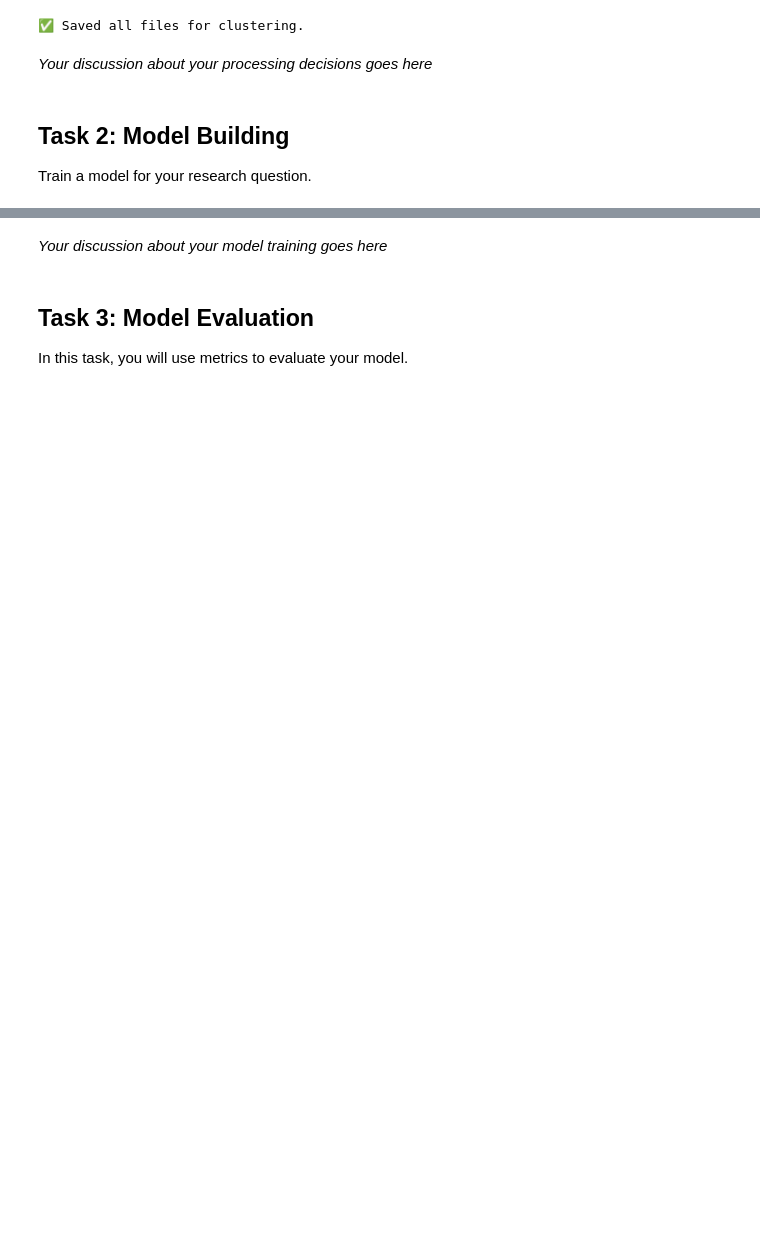
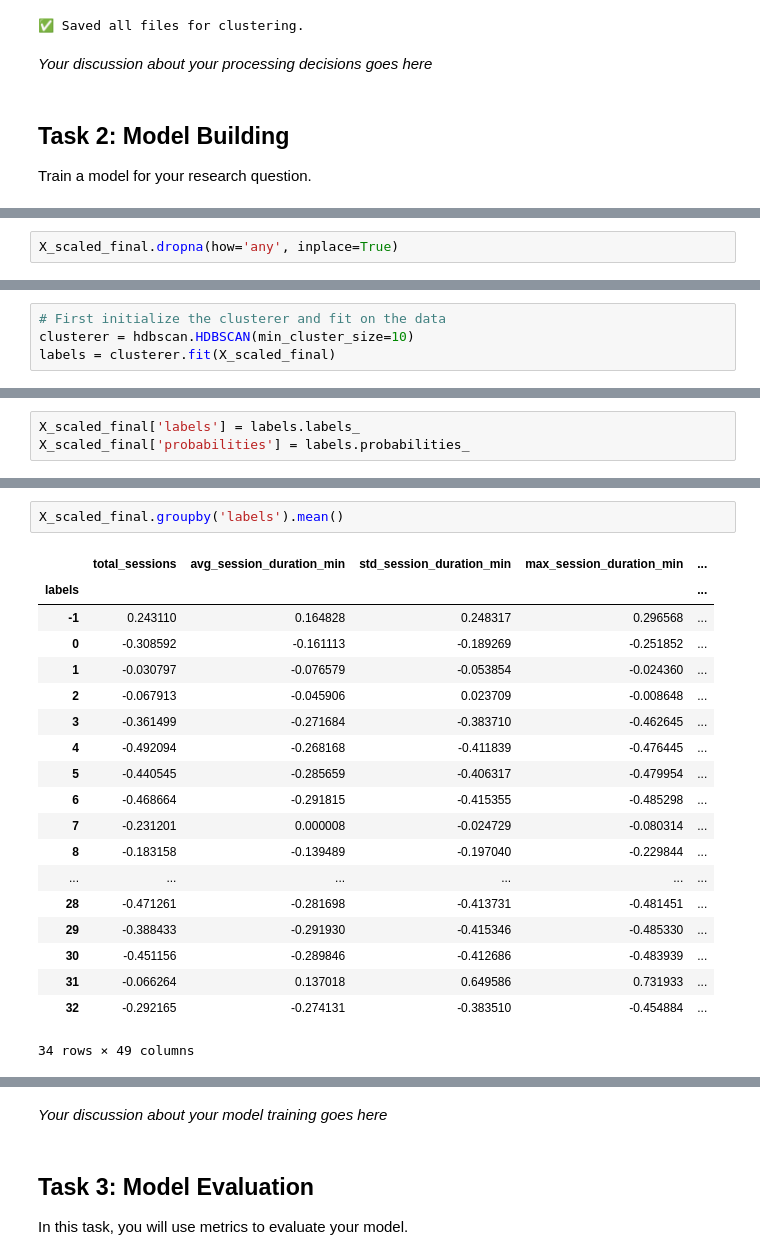
Before and after one commit to linou12/DataWhisperers, a Jupyter notebook: m4_DataWhisperers.ipynb, the cells around one changed output, grey strips where cells are left out. Cells and saved outputs as stored; diff of their text form; blank space fills up the shorter version.

```diff
--- a/m4_DataWhisperers.ipynb
+++ b/m4_DataWhisperers.ipynb
@@ -888,0 +947,2 @@ Train a model for your research question.
+# %%
+X_scaled_final.dropna(how='any', inplace=True)
@@ -888,0 +976,4 @@ Train a model for your research question.
+# %%
+# First initialize the clusterer and fit on the data
+clusterer = hdbscan.HDBSCAN(min_cluster_size=10)
+labels = clusterer.fit(X_scaled_final)
@@ -888,0 +982,3 @@ Train a model for your research question.
+# %%
+X_scaled_final['labels'] = labels.labels_
+X_scaled_final['probabilities'] = labels.probabilities_
@@ -888,0 +1021,22 @@ Train a model for your research question.
+# %%
+X_scaled_final.groupby('labels').mean()
+# %% [output]
+|  | total_sessions | avg_session_duration_min | std_session_duration_min | max_session_duration_min | ... |
+| labels |  |  |  |  | ... |
+| -1 | 0.243110 | 0.164828 | 0.248317 | 0.296568 | ... |
+| 0 | -0.308592 | -0.161113 | -0.189269 | -0.251852 | ... |
+| 1 | -0.030797 | -0.076579 | -0.053854 | -0.024360 | ... |
+| 2 | -0.067913 | -0.045906 | 0.023709 | -0.008648 | ... |
+| 3 | -0.361499 | -0.271684 | -0.383710 | -0.462645 | ... |
+| 4 | -0.492094 | -0.268168 | -0.411839 | -0.476445 | ... |
+| 5 | -0.440545 | -0.285659 | -0.406317 | -0.479954 | ... |
+| 6 | -0.468664 | -0.291815 | -0.415355 | -0.485298 | ... |
+| 7 | -0.231201 | 0.000008 | -0.024729 | -0.080314 | ... |
+| 8 | -0.183158 | -0.139489 | -0.197040 | -0.229844 | ... |
+| ... | ... | ... | ... | ... | ... |
+| 28 | -0.471261 | -0.281698 | -0.413731 | -0.481451 | ... |
+| 29 | -0.388433 | -0.291930 | -0.415346 | -0.485330 | ... |
+| 30 | -0.451156 | -0.289846 | -0.412686 | -0.483939 | ... |
+| 31 | -0.066264 | 0.137018 | 0.649586 | 0.731933 | ... |
+| 32 | -0.292165 | -0.274131 | -0.383510 | -0.454884 | ... |
+34 rows × 49 columns
```
Also changed, not shown: parts of 28 cells of this notebook.
